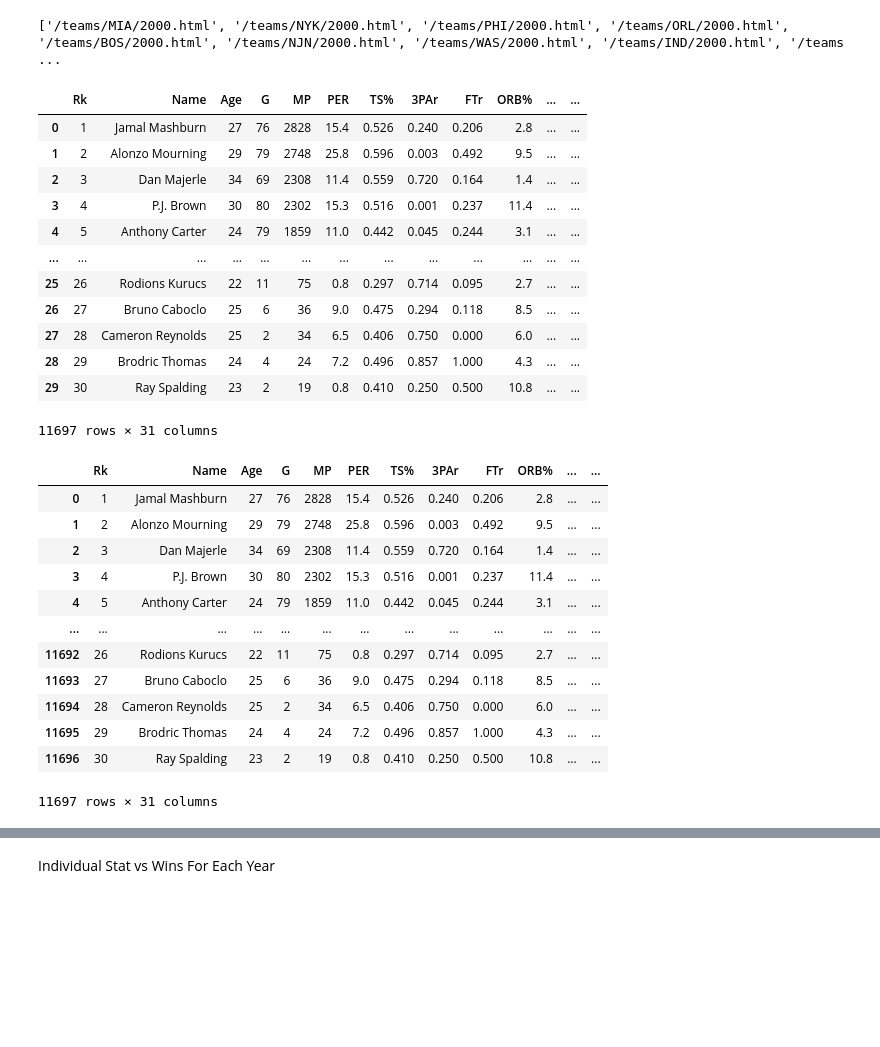
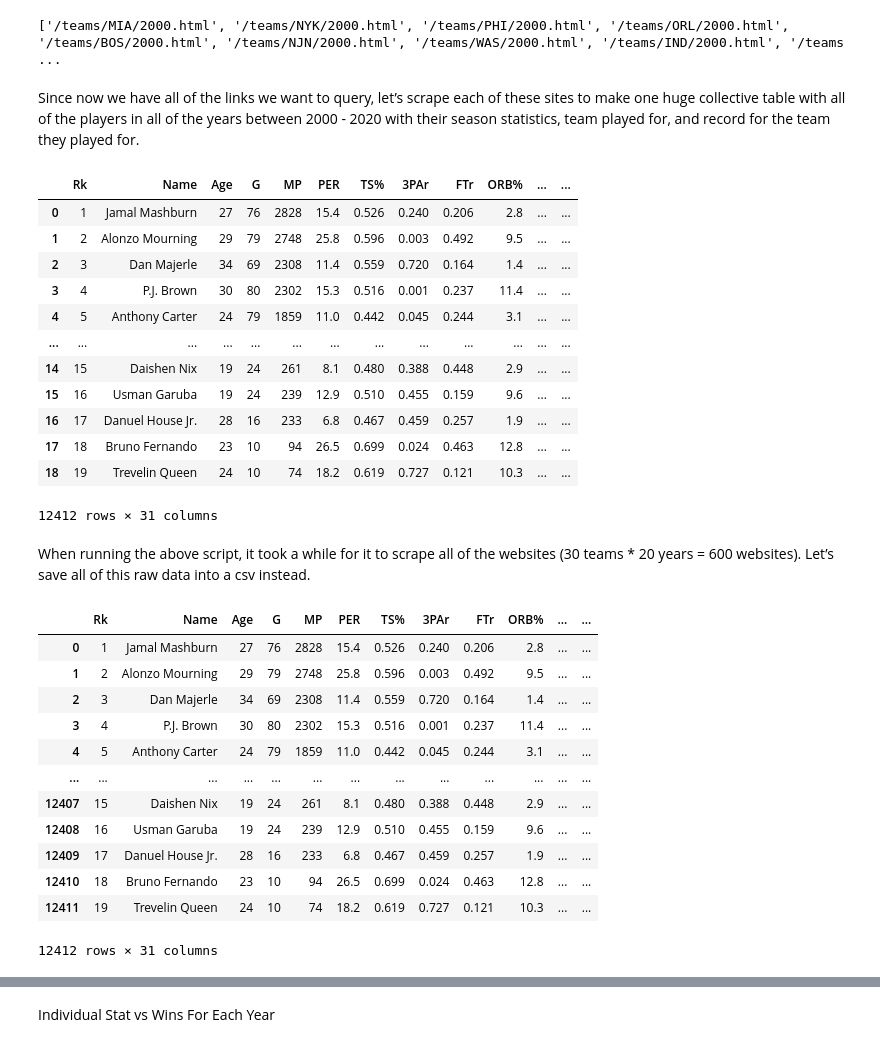
Before and after one commit to ShabKasra/ShabKasra.github.io, a Jupyter notebook: rec_predictor/Record_Predictor.ipynb, the cells around one changed output, grey strips where cells are left out. Drawn from its saved outputs; the diff is of its cells as text; code cells hidden in the pictures; blank space fills up the shorter version.

```diff
--- a/rec_predictor/Record_Predictor.ipynb
+++ b/rec_predictor/Record_Predictor.ipynb
@@ -11,7 +26,7 @@ import numpy as np
 # %%
 allLinks = []
 
-for year in range(2000,2022):
+for year in range(2000,2023):
     url = "https://www.basketball-reference.com/leagues/NBA_{}.html".format(year)
 
     response = requests.request("GET", url).text
@@ -28,6 +43,8 @@ for year in range(2000,2022):
 print(allLinks)
 # %% [output]
 ['/teams/MIA/2000.html', '/teams/NYK/2000.html', '/teams/PHI/2000.html', '/teams/ORL/2000.html', '/teams/BOS/2000.html', '/teams/NJN/2000.html', '/teams/WAS/2000.html', '/teams/IND/2000.html', '/teams ...
+# %% [markdown]
+Since now we have all of the links we want to query, let’s scrape each of these sites to make one huge collective table with all of the players in all of the years between 2000 - 2020 with their season statistics, team played for, and record for the team they played for.
 # %%
 scrapedData = pd.DataFrame(data = None, index = None, columns = None, dtype = None, copy = None)
 
@@ -41,42 +58,43 @@ for link in allLinks:
 
     #finding the record by looking for the word "Record:"
     record = soup.find(lambda tag: tag.name == "strong" and "Record:" in tag.text).next_sibling
     winsLoss = record.split(',')[0].strip().split('-') #looking for wins
     wins = int(winsLoss[0])
     losses = int(winsLoss[1])
 
     #finding the correct table from the team website by looking for keywords "Totals"
     rosterTable = soup.find(lambda tag: tag.name == "h2" and "Advanced" in tag.text).find_next("table")
 
     #converting from html to dataframe
     teamRosterDF = pd.read_html(str(rosterTable))[0]
 
     #adding the year,team, wins, and losses to the dataframe
     teamRosterDF["Year"] = url[-9:-5]
     teamRosterDF["Team"] = url[-13:-10]
     teamRosterDF["Wins"] = wins
     teamRosterDF["Losses"] = losses
     teamRosterDF.rename(columns = {'Unnamed: 1':'Name'}, inplace = True) #renaming the name column
     scrapedData = scrapedData.append(teamRosterDF) #adding to the complete roster data
 scrapedData = scrapedData.dropna(subset=['Name'])
-# del rosterData["Unnamed 22"]
-# del rosterData["Unnamed 17"]
-# rosterData.reset_index(drop = True,inplace = True)
+del rosterData["Unnamed 22"]
+del rosterData["Unnamed 17"]
 scrapedData
 # %% [output]
 |  | Rk | Name | Age | G | MP | PER | TS% | 3PAr | FTr | ORB% | ... | ... |
 | 0 | 1 | Jamal Mashburn | 27 | 76 | 2828 | 15.4 | 0.526 | 0.240 | 0.206 | 2.8 | ... | ... |
 | 1 | 2 | Alonzo Mourning | 29 | 79 | 2748 | 25.8 | 0.596 | 0.003 | 0.492 | 9.5 | ... | ... |
 | 2 | 3 | Dan Majerle | 34 | 69 | 2308 | 11.4 | 0.559 | 0.720 | 0.164 | 1.4 | ... | ... |
 | 3 | 4 | P.J. Brown | 30 | 80 | 2302 | 15.3 | 0.516 | 0.001 | 0.237 | 11.4 | ... | ... |
 | 4 | 5 | Anthony Carter | 24 | 79 | 1859 | 11.0 | 0.442 | 0.045 | 0.244 | 3.1 | ... | ... |
 | ... | ... | ... | ... | ... | ... | ... | ... | ... | ... | ... | ... | ... |
-| 25 | 26 | Rodions Kurucs | 22 | 11 | 75 | 0.8 | 0.297 | 0.714 | 0.095 | 2.7 | ... | ... |
-| 26 | 27 | Bruno Caboclo | 25 | 6 | 36 | 9.0 | 0.475 | 0.294 | 0.118 | 8.5 | ... | ... |
-| 27 | 28 | Cameron Reynolds | 25 | 2 | 34 | 6.5 | 0.406 | 0.750 | 0.000 | 6.0 | ... | ... |
-| 28 | 29 | Brodric Thomas | 24 | 4 | 24 | 7.2 | 0.496 | 0.857 | 1.000 | 4.3 | ... | ... |
-| 29 | 30 | Ray Spalding | 23 | 2 | 19 | 0.8 | 0.410 | 0.250 | 0.500 | 10.8 | ... | ... |
+| 14 | 15 | Daishen Nix | 19 | 24 | 261 | 8.1 | 0.480 | 0.388 | 0.448 | 2.9 | ... | ... |
+| 15 | 16 | Usman Garuba | 19 | 24 | 239 | 12.9 | 0.510 | 0.455 | 0.159 | 9.6 | ... | ... |
+| 16 | 17 | Danuel House Jr. | 28 | 16 | 233 | 6.8 | 0.467 | 0.459 | 0.257 | 1.9 | ... | ... |
+| 17 | 18 | Bruno Fernando | 23 | 10 | 94 | 26.5 | 0.699 | 0.024 | 0.463 | 12.8 | ... | ... |
+| 18 | 19 | Trevelin Queen | 24 | 10 | 74 | 18.2 | 0.619 | 0.727 | 0.121 | 10.3 | ... | ... |
-11697 rows × 31 columns
+12412 rows × 31 columns
+# %% [markdown]
+When running the above script, it took a while for it to scrape all of the websites (30 teams * 20 years = 600 websites). Let’s save all of this raw data into a csv instead.
 # %%
 scrapedData.reset_index(drop = True,inplace = True)
 scrapedData.to_csv("all_player_data.csv", index = False)
@@ -92,9 +110,9 @@ rosterData
 | 3 | 4 | P.J. Brown | 30 | 80 | 2302 | 15.3 | 0.516 | 0.001 | 0.237 | 11.4 | ... | ... |
 | 4 | 5 | Anthony Carter | 24 | 79 | 1859 | 11.0 | 0.442 | 0.045 | 0.244 | 3.1 | ... | ... |
 | ... | ... | ... | ... | ... | ... | ... | ... | ... | ... | ... | ... | ... |
-| 11692 | 26 | Rodions Kurucs | 22 | 11 | 75 | 0.8 | 0.297 | 0.714 | 0.095 | 2.7 | ... | ... |
-| 11693 | 27 | Bruno Caboclo | 25 | 6 | 36 | 9.0 | 0.475 | 0.294 | 0.118 | 8.5 | ... | ... |
-| 11694 | 28 | Cameron Reynolds | 25 | 2 | 34 | 6.5 | 0.406 | 0.750 | 0.000 | 6.0 | ... | ... |
-| 11695 | 29 | Brodric Thomas | 24 | 4 | 24 | 7.2 | 0.496 | 0.857 | 1.000 | 4.3 | ... | ... |
-| 11696 | 30 | Ray Spalding | 23 | 2 | 19 | 0.8 | 0.410 | 0.250 | 0.500 | 10.8 | ... | ... |
+| 12407 | 15 | Daishen Nix | 19 | 24 | 261 | 8.1 | 0.480 | 0.388 | 0.448 | 2.9 | ... | ... |
+| 12408 | 16 | Usman Garuba | 19 | 24 | 239 | 12.9 | 0.510 | 0.455 | 0.159 | 9.6 | ... | ... |
+| 12409 | 17 | Danuel House Jr. | 28 | 16 | 233 | 6.8 | 0.467 | 0.459 | 0.257 | 1.9 | ... | ... |
+| 12410 | 18 | Bruno Fernando | 23 | 10 | 94 | 26.5 | 0.699 | 0.024 | 0.463 | 12.8 | ... | ... |
+| 12411 | 19 | Trevelin Queen | 24 | 10 | 74 | 18.2 | 0.619 | 0.727 | 0.121 | 10.3 | ... | ... |
-11697 rows × 31 columns
+12412 rows × 31 columns
```
Also changed, not shown: parts of 43 cells of this notebook.
